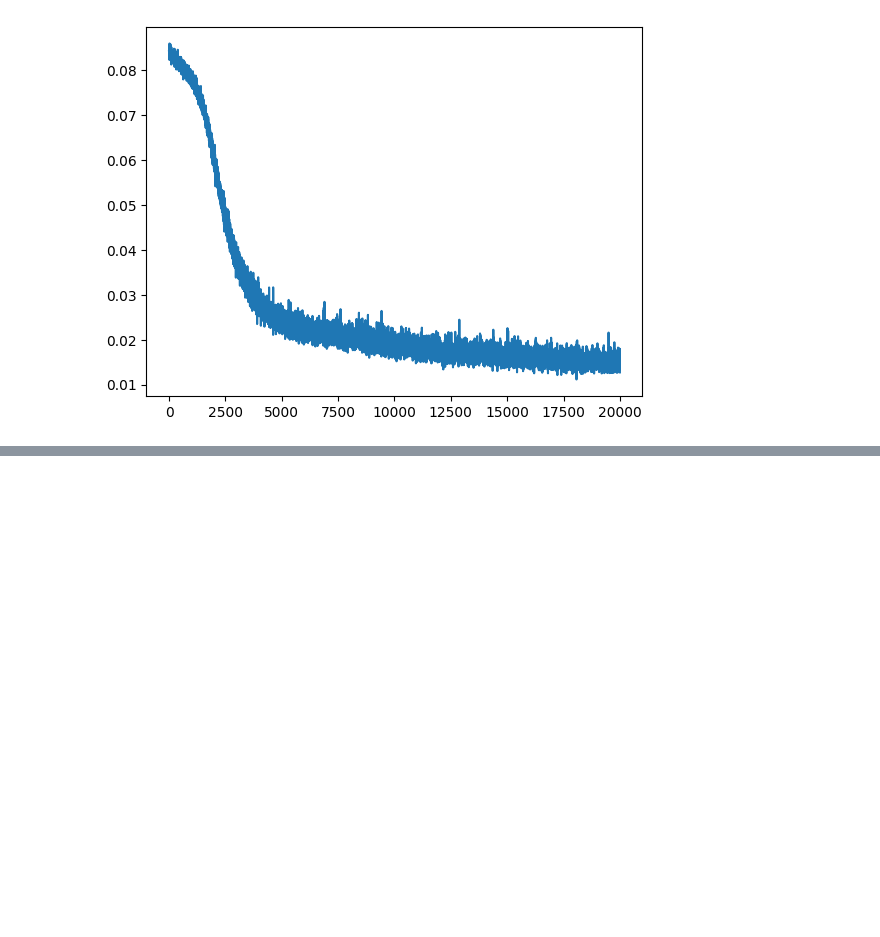
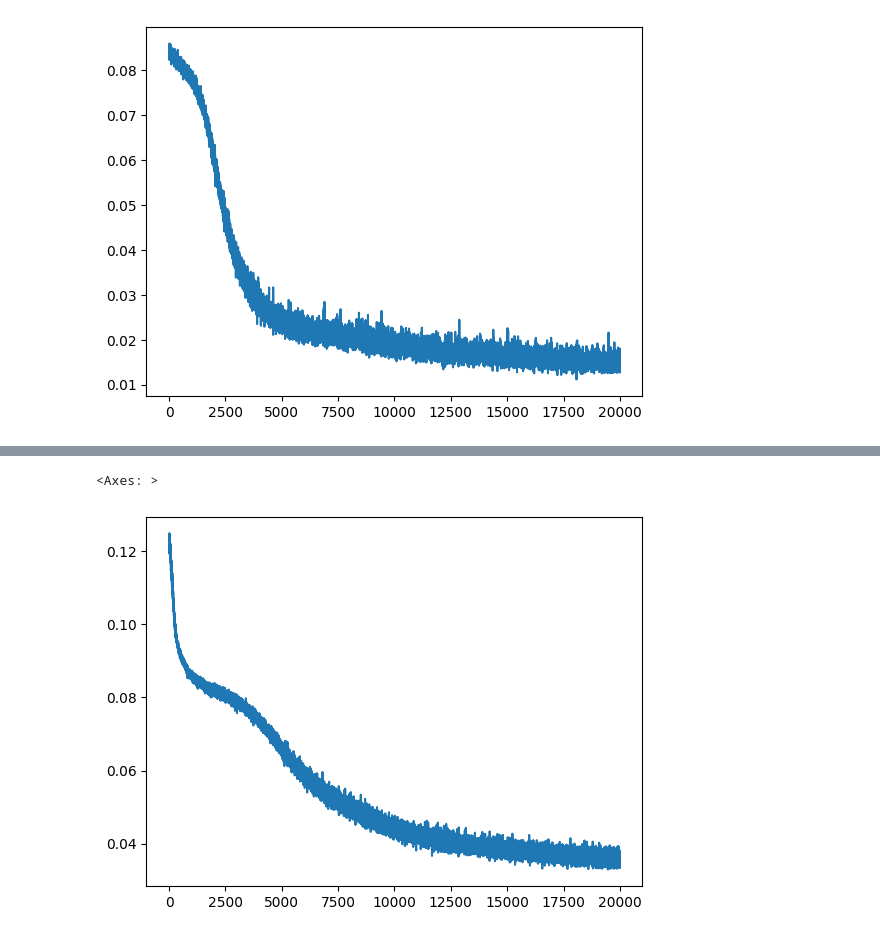
Before and after one commit to Shayan-P/RL-credit-assignment-experiment, a Jupyter notebook: experiment_notebooks/decision-transformer-interface.ipynb, the cells around one changed output, grey strips where cells are left out. Cells and saved outputs as stored; diff of their text form; code cells hidden in the pictures; blank space fills up the shorter version.

```diff
--- a/experiment_notebooks/decision-transformer-interface.ipynb
+++ b/experiment_notebooks/decision-transformer-interface.ipynb
@@ -172,0 +210,34 @@ report.sort_values(by=['train/iteration', 'train/update_idx']).reset_index()['tr
+# %%
+from s4.dts4 import DecisionS4 # todo later move to algorithms folder
+
+experiment_name = 'random-walk-simple-s4'
+
+model_s4 = DecisionS4(
+    state_dim=traj_dataset.state_dim(),
+    act_dim=traj_dataset.action_dim(),
+    h_dim=config.embed_dim,
+    context_len=config.context_len,
+    drop_p=config.dropout_p,
+).to(device)
+
+optimizer = torch.optim.AdamW(model_s4.parameters(), lr=config.lr, weight_decay=config.wt_decay)
+
+scheduler = torch.optim.lr_scheduler.LambdaLR(
+	optimizer,
+	lambda steps: min((steps+1)/config.warmup_steps, 1)
+)
+
+loss_fn = nn.MSELoss(reduction='mean')
+
+trainer = TrainerDT(name=experiment_name, model=model_s4,
+					optimizer=optimizer, loss_fn=loss_fn,
+					dataset=LimitedContextWrapper(traj_dataset, context_len=config.context_len),
+					device=device, config=config, scheduler=scheduler)
+
+callback = CustomCallback(env=env, model=model_s4,
+						  optimizer=optimizer, logger=trainer.logger, device=device, traj_dataset=traj_dataset, config=config,
+						  rtgs=np.linspace(config.rtg_range_check[0], config.rtg_range_check[1], 5))
+
+trainer.register_callback(callback.callback)
+
+print("number of parameters", sum(np.prod(param.shape) for param in model_s4.parameters()))
@@ -172,0 +246,2 @@ report.sort_values(by=['train/iteration', 'train/update_idx']).reset_index()['tr
+# %%
+report = trainer.train()
@@ -172,0 +266,7 @@ report.sort_values(by=['train/iteration', 'train/update_idx']).reset_index()['tr
+# %%
+# plot losses
+
+report.sort_values(by=['train/iteration', 'train/update_idx']).reset_index()['train/loss'].plot()
+# %% [output]
+<Axes: >
+[figure, added]
```
Also changed, not shown: parts of 12 cells of this notebook, 1 other file.
